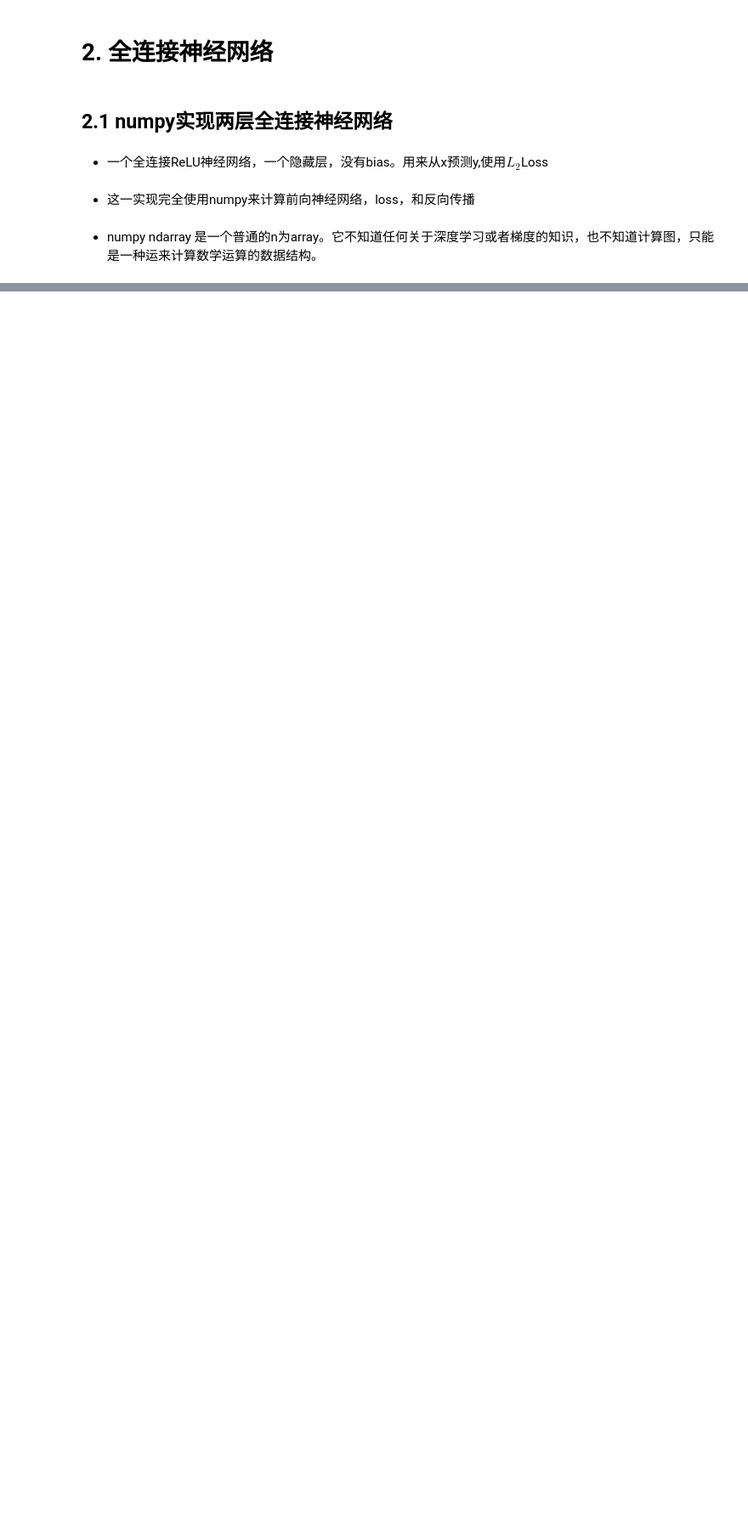
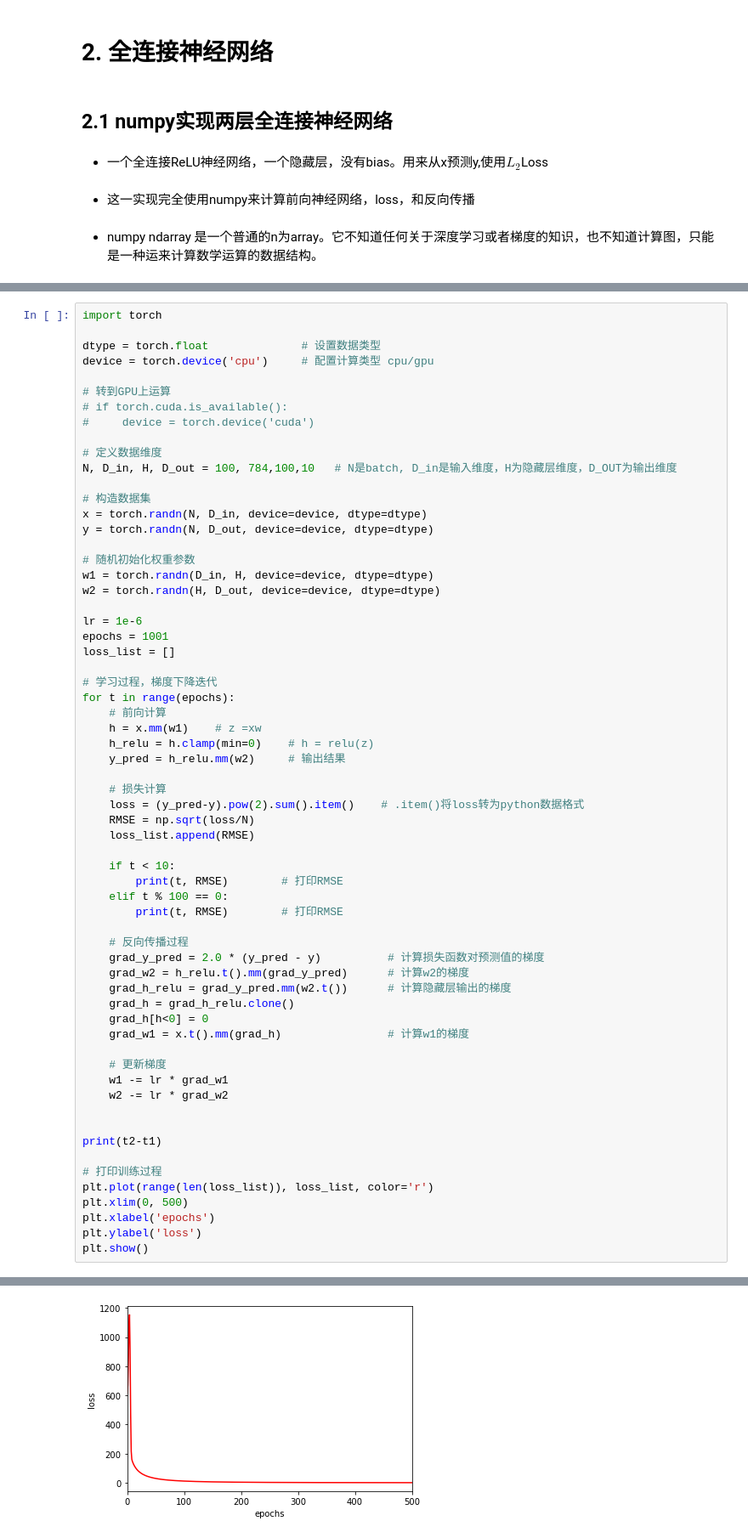
Before and after one commit to JHong-Tao/s2dl, a Jupyter notebook: code/ch03_fcnn/fcnn.ipynb, the cells around one changed output, grey strips where cells are left out. Shown at 85% size. Saved outputs shown, nothing was run; the diff lists cells and outputs as text; blank space fills up the shorter version.

```diff
--- a/code/ch03_fcnn/fcnn.ipynb
+++ b/code/ch03_fcnn/fcnn.ipynb
@@ -341,0 +472,64 @@ for t in range(500):
+# %%
+import torch
+
+dtype = torch.float              # 设置数据类型
+device = torch.device('cpu')     # 配置计算类型 cpu/gpu
+
+# 转到GPU上运算
+# if torch.cuda.is_available():
+#     device = torch.device('cuda')
+
+# 定义数据维度
+N, D_in, H, D_out = 100, 784,100,10   # N是batch, D_in是输入维度，H为隐藏层维度，D_OUT为输出维度
+
+# 构造数据集
+x = torch.randn(N, D_in, device=device, dtype=dtype)
+y = torch.randn(N, D_out, device=device, dtype=dtype)
+
+# 随机初始化权重参数
+w1 = torch.randn(D_in, H, device=device, dtype=dtype)
+w2 = torch.randn(H, D_out, device=device, dtype=dtype)
+
+lr = 1e-6
+epochs = 1001
+loss_list = []
+
+# 学习过程，梯度下降迭代
+for t in range(epochs):
+    # 前向计算
+    h = x.mm(w1)    # z =xw
+    h_relu = h.clamp(min=0)    # h = relu(z)
+    y_pred = h_relu.mm(w2)     # 输出结果
+
+    # 损失计算
+    loss = (y_pred-y).pow(2).sum().item()    # .item()将loss转为python数据格式
+    RMSE = np.sqrt(loss/N)
+    loss_list.append(RMSE)
+
+    if t < 10:
+        print(t, RMSE)        # 打印RMSE
+    elif t % 100 == 0:
+        print(t, RMSE)        # 打印RMSE
+
+    # 反向传播过程
+    grad_y_pred = 2.0 * (y_pred - y)          # 计算损失函数对预测值的梯度
+    grad_w2 = h_relu.t().mm(grad_y_pred)      # 计算w2的梯度
+    grad_h_relu = grad_y_pred.mm(w2.t())      # 计算隐藏层输出的梯度
+    grad_h = grad_h_relu.clone()
+    grad_h[h<0] = 0
+    grad_w1 = x.t().mm(grad_h)                # 计算w1的梯度
+
+    # 更新梯度
+    w1 -= lr * grad_w1
+    w2 -= lr * grad_w2
+
+
+print(t2-t1)
+
+# 打印训练过程
+plt.plot(range(len(loss_list)), loss_list, color='r')
+plt.xlim(0, 500)
+plt.xlabel('epochs')
+plt.ylabel('loss')
+plt.show()
+# %% [output]
@@ -341,0 +553 @@ for t in range(500):
+[figure, added]
```
Also changed, not shown: parts of 41 cells of this notebook, 4 other files.
